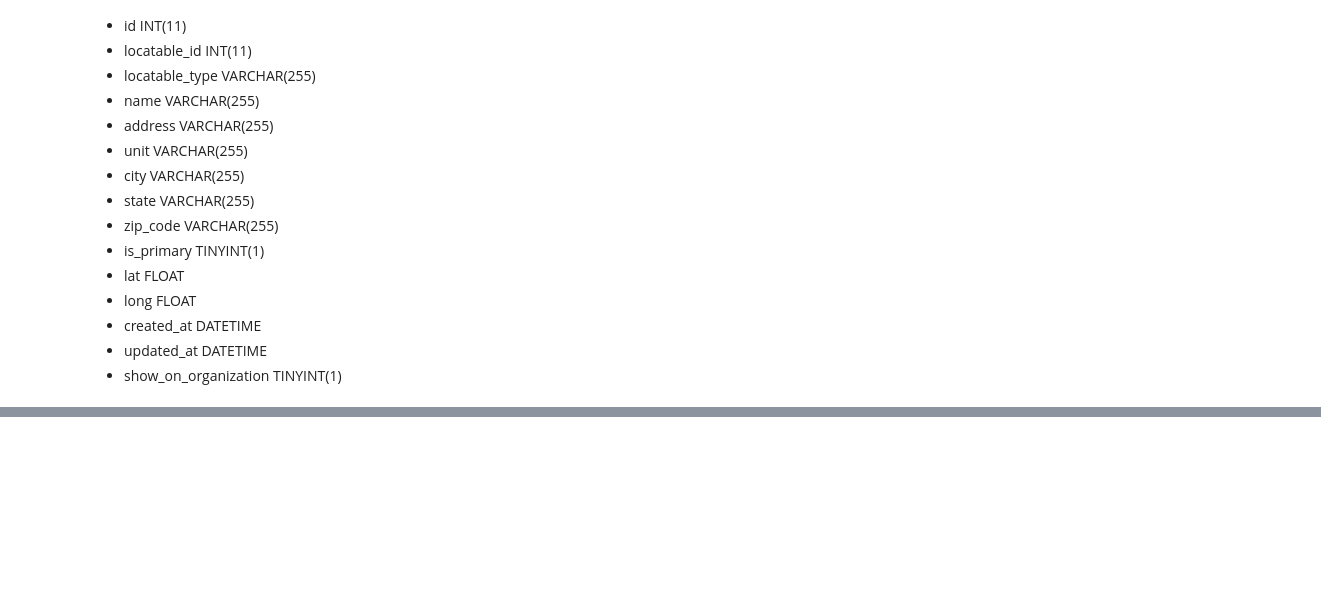
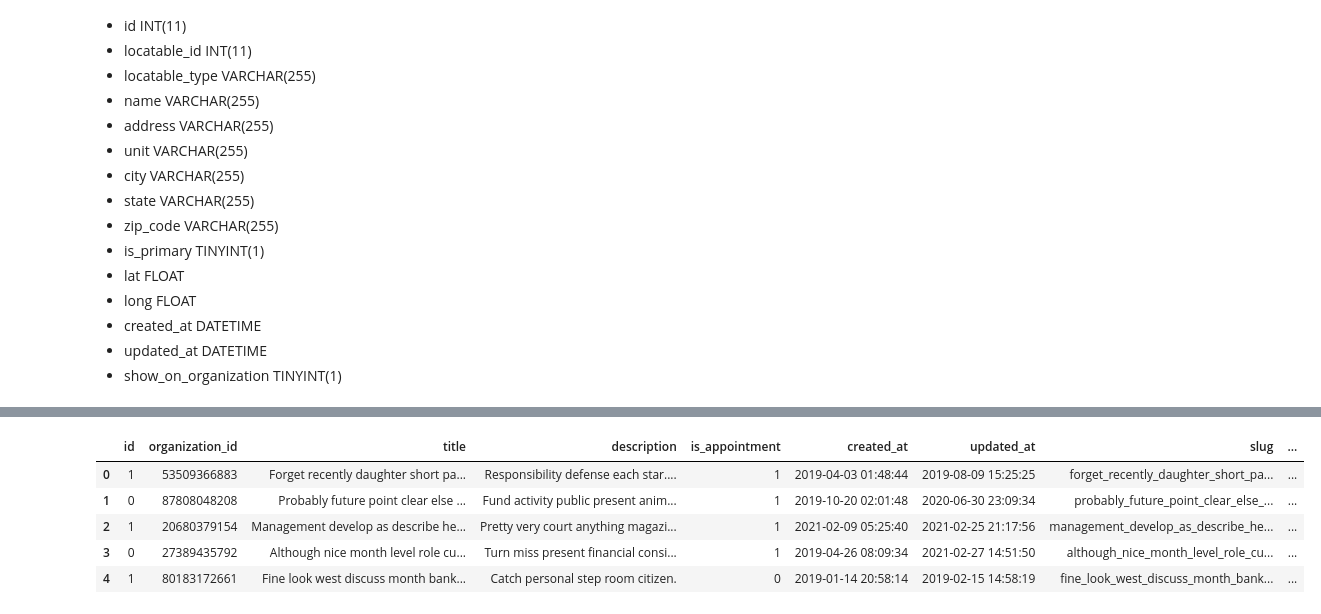
Before and after one commit to we-are-alluma/ucb-dummy-data, a Jupyter notebook: 00_creating_dummy_data.ipynb, the cells around one changed output, grey strips where cells are left out. Saved outputs shown, nothing was run; the diff lists cells and outputs as text; code cells hidden in the pictures; blank space fills up the shorter version.

```diff
--- a/00_creating_dummy_data.ipynb
+++ b/00_creating_dummy_data.ipynb
@@ -248,0 +341,11 @@ for _ in range(50):
+# %%
+# last verified - in the past year
+opportunities_last_verified_at = []
+for _ in range(50):
+    opportunities_last_verified_at.append(fake.date_time_between_dates(datetime_start = dt.datetime(2020,3,1), datetime_end = dt.datetime(2021,3,1)))
+# %%
+opportunities_marked_deleted = np.random.randint(low = 0, high = 2, size = 50)
+# %%
+opportunities_deleter_id = np.random.randint(low = 10_000_000_000, high = 99_999_999_999, size = 50)
+# %%
+opportunities_region = ["Los Angeles"] * 50
@@ -248,0 +370,26 @@ for _ in range(50):
+# %%
+opportunities_df = pd.DataFrame(data = {
+    "id": opportunities_id,
+    "organization_id": opportunities_organization_id,
+    "title": opportunities_title,
+    "description": opportunities_description,
+    "is_appointment": opportunities_is_appointment,
+    "created_at": opportunities_created_at,
+    "updated_at": opportunities_updated_at,
+    "slug": opportunities_slug,
+    "searchable_by_organizations": opportunities_searchable_by_organizations,
+    "is_searchable": opportunities_is_searchable,
+    "last_verified_at": opportunities_last_verified_at,
+    "marked_deleted": opportunities_marked_deleted,
+    "deleter_id": opportunities_deleter_id,
+    "region": opportunities_region,
+})
+
+opportunities_df.head()
+# %% [output]
+|  | id | organization_id | title | description | is_appointment | created_at | updated_at | slug | ... |
+| 0 | 1 | 53509366883 | Forget recently daughter short pa... | Responsibility defense each star.... | 1 | 2019-04-03 01:48:44 | 2019-08-09 15:25:25 | forget_recently_daughter_short_pa... | ... |
+| 1 | 0 | 87808048208 | Probably future point clear else ... | Fund activity public present anim... | 1 | 2019-10-20 02:01:48 | 2020-06-30 23:09:34 | probably_future_point_clear_else_... | ... |
+| 2 | 1 | 20680379154 | Management develop as describe he... | Pretty very court anything magazi... | 1 | 2021-02-09 05:25:40 | 2021-02-25 21:17:56 | management_develop_as_describe_he... | ... |
+| 3 | 0 | 27389435792 | Although nice month level role cu... | Turn miss present financial consi... | 1 | 2019-04-26 08:09:34 | 2021-02-27 14:51:50 | although_nice_month_level_role_cu... | ... |
+| 4 | 1 | 80183172661 | Fine look west discuss month bank... | Catch personal step room citizen. | 0 | 2019-01-14 20:58:14 | 2019-02-15 14:58:19 | fine_look_west_discuss_month_bank... | ... |
```
Also changed, not shown: parts of 36 cells of this notebook.
